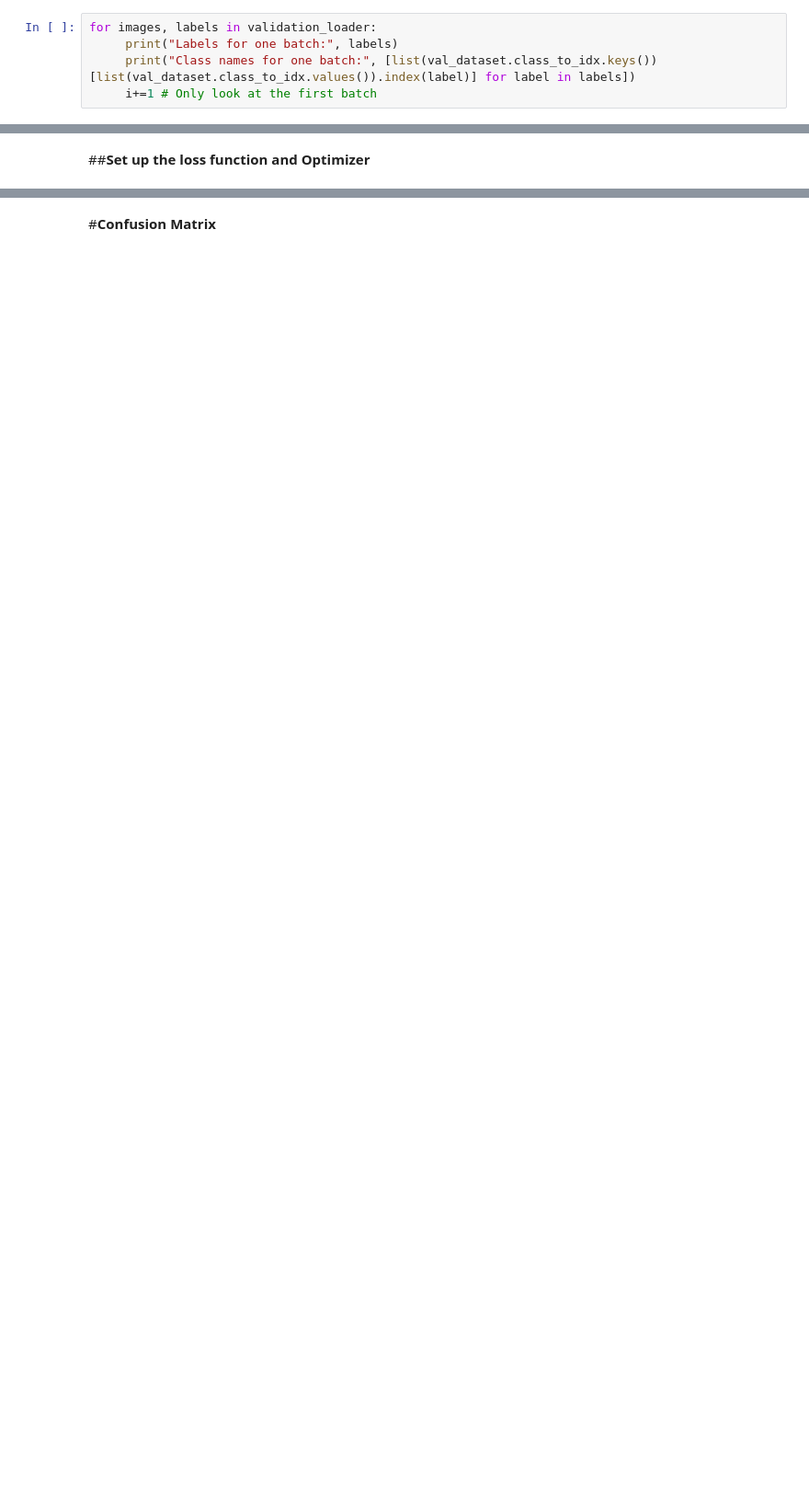
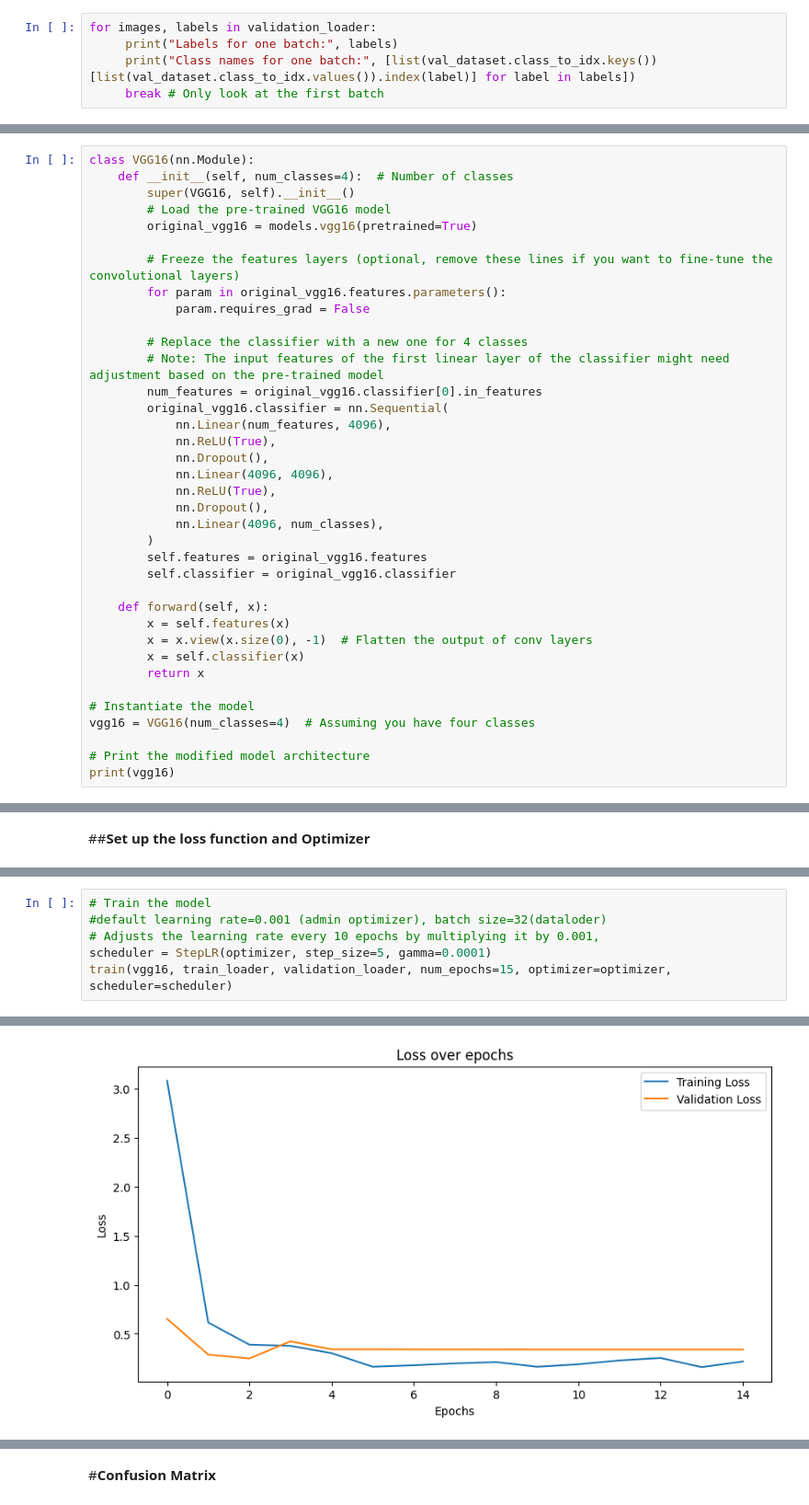
Before and after one commit to WYJ1213/APS360_2024_Winter_Project, a Jupyter notebook: CNN_Model_VGG.ipynb, the cells around one changed output, grey strips where cells are left out. Shown at 92% size. Cells and saved outputs as stored; diff of their text form; blank space fills up the shorter version.

```diff
--- a/CNN_Model_VGG.ipynb
+++ b/CNN_Model_VGG.ipynb
@@ -63,7 +79,7 @@ Class names for one batch: ['organics', 'trash', 'organics', 'organics', 'recycl
 for images, labels in validation_loader:
      print("Labels for one batch:", labels)
      print("Class names for one batch:", [list(val_dataset.class_to_idx.keys())[list(val_dataset.class_to_idx.values()).index(label)] for label in labels])
-     i+=1 # Only look at the first batch
+     break # Only look at the first batch
 # %% [output]
 Labels for one batch: tensor([0, 0, 0, 0, 0, 0, 0, 0, 0, 0, 0, 0, 0, 0, 0, 0, 0, 0, 0, 0, 0, 0, 0, 0,
         0, 0, 0, 0, 0, 0, 0, 0])
@@ -176,0 +178,37 @@ VGG16(
+# %%
+class VGG16(nn.Module):
+    def __init__(self, num_classes=4):  # Number of classes
+        super(VGG16, self).__init__()
+        # Load the pre-trained VGG16 model
+        original_vgg16 = models.vgg16(pretrained=True)
+
+        # Freeze the features layers (optional, remove these lines if you want to fine-tune the convolutional layers)
+        for param in original_vgg16.features.parameters():
+            param.requires_grad = False
+
+        # Replace the classifier with a new one for 4 classes
+        # Note: The input features of the first linear layer of the classifier might need adjustment based on the pre-trained model
+        num_features = original_vgg16.classifier[0].in_features
+        original_vgg16.classifier = nn.Sequential(
+            nn.Linear(num_features, 4096),
+            nn.ReLU(True),
+            nn.Dropout(),
+            nn.Linear(4096, 4096),
+            nn.ReLU(True),
+            nn.Dropout(),
+            nn.Linear(4096, num_classes),
+        )
+        self.features = original_vgg16.features
+        self.classifier = original_vgg16.classifier
+
+    def forward(self, x):
+        x = self.features(x)
+        x = x.view(x.size(0), -1)  # Flatten the output of conv layers
+        x = self.classifier(x)
+        return x
+
+# Instantiate the model
+vgg16 = VGG16(num_classes=4)  # Assuming you have four classes
+
+# Print the modified model architecture
+print(vgg16)
@@ -265,0 +367,7 @@ Validation Accuracy: 63.0%
+# %%
+# Train the model
+#default learning rate=0.001 (admin optimizer), batch size=32(dataloder)
+# Adjusts the learning rate every 10 epochs by multiplying it by 0.001,
+scheduler = StepLR(optimizer, step_size=5, gamma=0.0001)
+train(vgg16, train_loader, validation_loader, num_epochs=15, optimizer=optimizer, scheduler=scheduler)
+# %% [output]
@@ -265,0 +391 @@ Validation Accuracy: 63.0%
+[figure, added]
```
Also changed, not shown: parts of 54 cells of this notebook.
